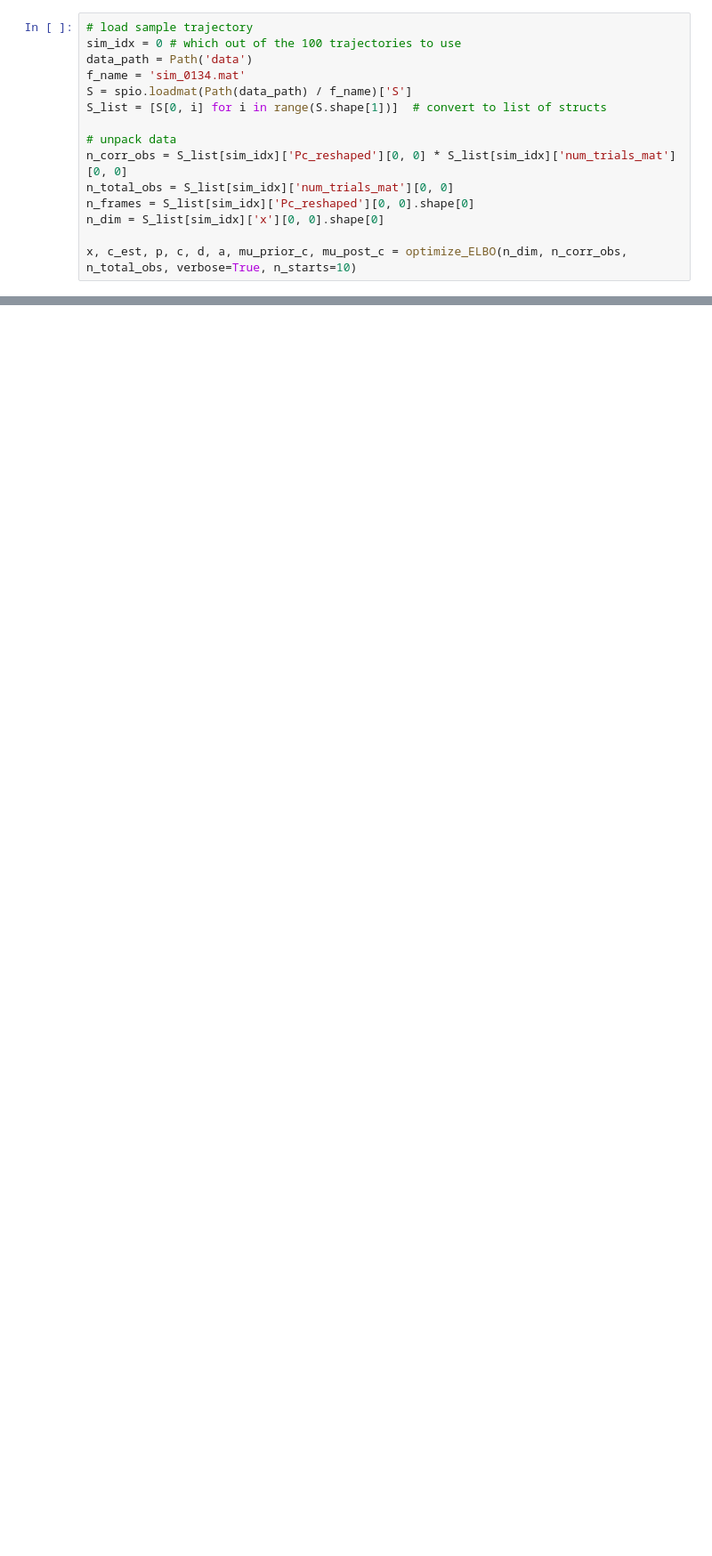
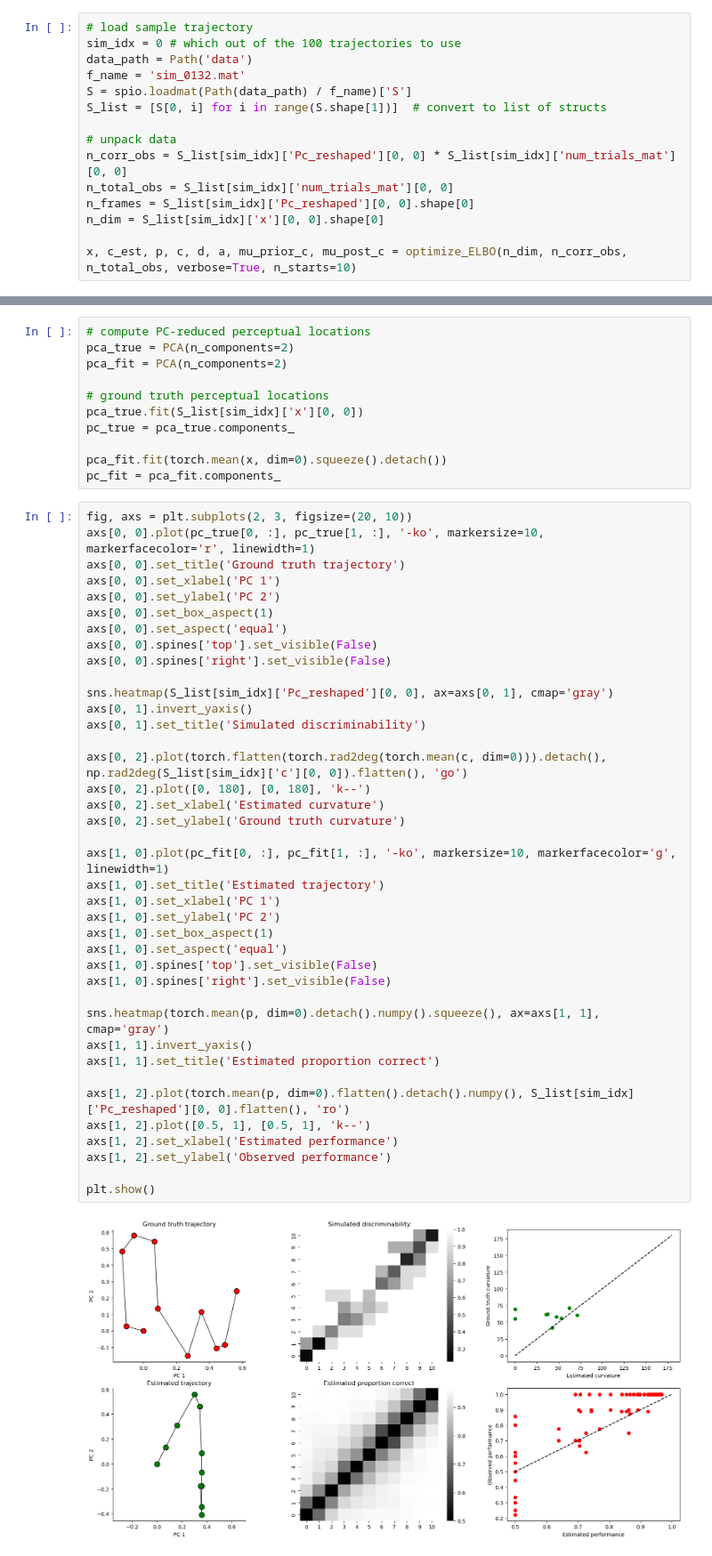
Before and after one commit to nguyen-td/perceptual-straightening, a Jupyter notebook: main2.ipynb, the cells around one changed output, grey strips where cells are left out. Shown at 89% size. Cells and saved outputs as stored; diff of their text form; blank space fills up the shorter version.

```diff
--- a/main2.ipynb
+++ b/main2.ipynb
@@ -14,7 +14,7 @@ import os
 # load sample trajectory
 sim_idx = 0 # which out of the 100 trajectories to use
 data_path = Path('data')
-f_name = 'sim_0134.mat'
+f_name = 'sim_0132.mat'
 S = spio.loadmat(Path(data_path) / f_name)['S']
 S_list = [S[0, i] for i in range(S.shape[1])]  # convert to list of structs
 
@@ -50,0 +54,52 @@ print(f'Average estimated local curvature: {torch.rad2deg(torch.mean(c).detach()
+# %%
+# compute PC-reduced perceptual locations
+pca_true = PCA(n_components=2)
+pca_fit = PCA(n_components=2)
+
+# ground truth perceptual locations
+pca_true.fit(S_list[sim_idx]['x'][0, 0])
+pc_true = pca_true.components_
+
+pca_fit.fit(torch.mean(x, dim=0).squeeze().detach())
+pc_fit = pca_fit.components_
+# %%
+fig, axs = plt.subplots(2, 3, figsize=(20, 10))
+axs[0, 0].plot(pc_true[0, :], pc_true[1, :], '-ko', markersize=10, markerfacecolor='r', linewidth=1)
+axs[0, 0].set_title('Ground truth trajectory')
+axs[0, 0].set_xlabel('PC 1')
+axs[0, 0].set_ylabel('PC 2')
+axs[0, 0].set_box_aspect(1)
+axs[0, 0].set_aspect('equal')
+axs[0, 0].spines['top'].set_visible(False)
+axs[0, 0].spines['right'].set_visible(False)
+
+sns.heatmap(S_list[sim_idx]['Pc_reshaped'][0, 0], ax=axs[0, 1], cmap='gray')
+axs[0, 1].invert_yaxis()
+axs[0, 1].set_title('Simulated discriminability')
+
+axs[0, 2].plot(torch.flatten(torch.rad2deg(torch.mean(c, dim=0))).detach(), np.rad2deg(S_list[sim_idx]['c'][0, 0]).flatten(), 'go')
+axs[0, 2].plot([0, 180], [0, 180], 'k--')
+axs[0, 2].set_xlabel('Estimated curvature')
+axs[0, 2].set_ylabel('Ground truth curvature')
+
+axs[1, 0].plot(pc_fit[0, :], pc_fit[1, :], '-ko', markersize=10, markerfacecolor='g', linewidth=1)
+axs[1, 0].set_title('Estimated trajectory')
+axs[1, 0].set_xlabel('PC 1')
+axs[1, 0].set_ylabel('PC 2')
+axs[1, 0].set_box_aspect(1)
+axs[1, 0].set_aspect('equal')
+axs[1, 0].spines['top'].set_visible(False)
+axs[1, 0].spines['right'].set_visible(False)
+
+sns.heatmap(torch.mean(p, dim=0).detach().numpy().squeeze(), ax=axs[1, 1], cmap='gray')
+axs[1, 1].invert_yaxis()
+axs[1, 1].set_title('Estimated proportion correct')
+
+axs[1, 2].plot(torch.mean(p, dim=0).flatten().detach().numpy(), S_list[sim_idx]['Pc_reshaped'][0, 0].flatten(), 'ro')
+axs[1, 2].plot([0.5, 1], [0.5, 1], 'k--')
+axs[1, 2].set_xlabel('Estimated performance')
+axs[1, 2].set_ylabel('Observed performance')
+
+plt.show()
+# %% [output]
+[figure, added]
```
Also changed, not shown: parts of 3 cells of this notebook, 1 other file.
